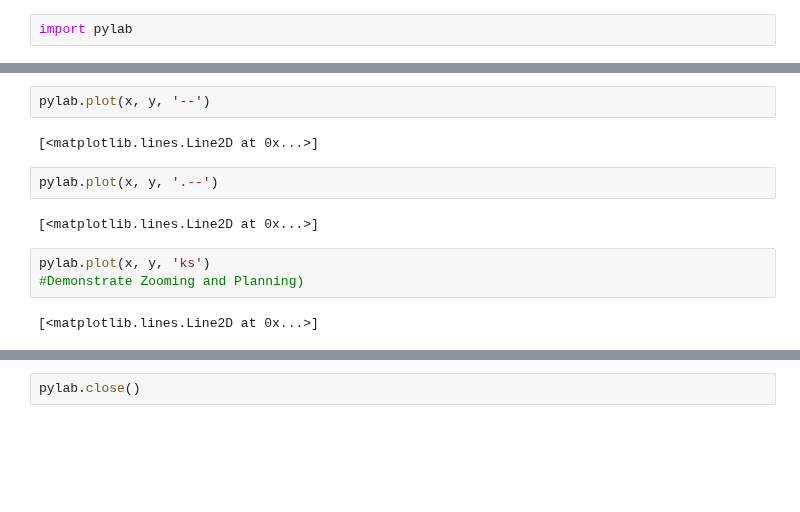
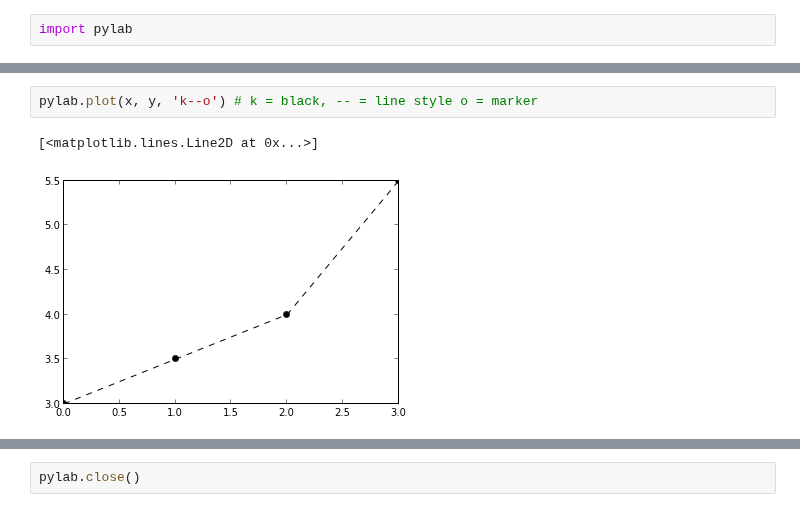
Before and after one commit to swcarpentry/DEPRECATED-boot-camps, a Jupyter notebook: python/PresenterNotes.ipynb, the cells around one changed output, grey strips where cells are left out. Drawn from its saved outputs; the diff is of its cells as text; blank space fills up the shorter version.

Commit message:
update ipython notebook presenter notes for Edinburgh workshop. Removed some plotting, sets, merged some exercises, and added a section on calling functions from the command line

```diff
--- a/python/PresenterNotes.ipynb
+++ b/python/PresenterNotes.ipynb
@@ -283,13 +272,5 @@ pylab.plot(x, y, 'o')
 # %%
-pylab.plot(x, y, '--')
+pylab.plot(x, y, 'k--o') # k = black, -- = line style o = marker
 # %% [output]
 [<matplotlib.lines.Line2D at 0x...>]
+[figure, added]
-# %%
-pylab.plot(x, y, '.--')
-# %% [output]
-[<matplotlib.lines.Line2D at 0x...>]
-# %%
-pylab.plot(x, y, 'ks')
-#Demonstrate Zooming and Planning)
-# %% [output]
-[<matplotlib.lines.Line2D at 0x...>]
```
Also changed, not shown: parts of 61 cells of this notebook, 1 other file.
